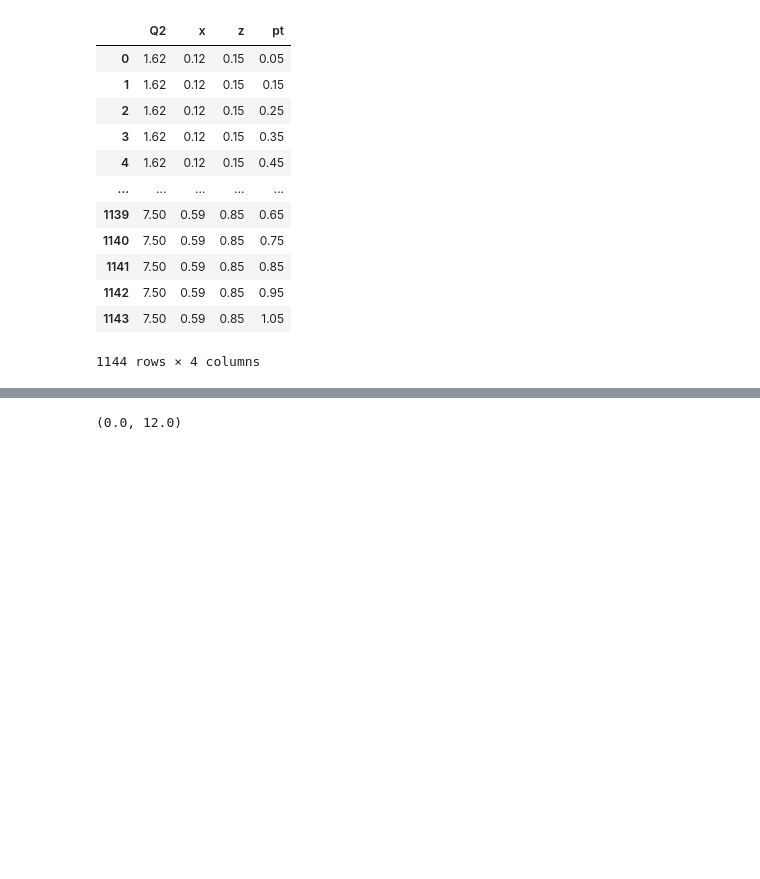
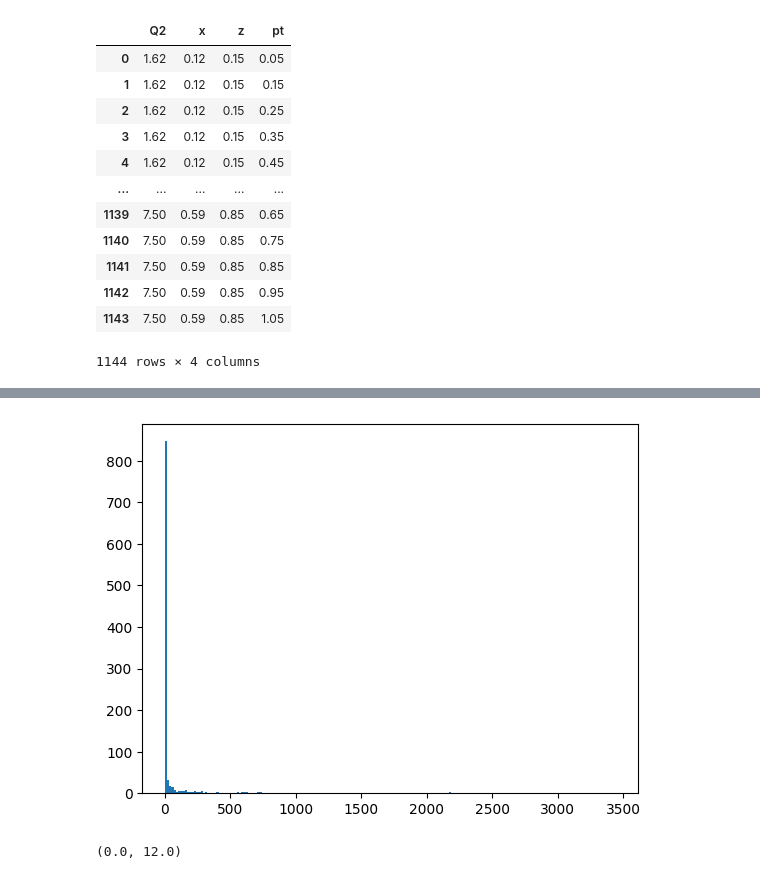
Before and after one commit to RowanKell/work_eic, a Jupyter notebook: macros/Timing_estimation/SCRATCH.ipynb, the cells around one changed output, grey strips where cells are left out. Drawn from its saved outputs; the diff is of its cells as text; code cells hidden in the pictures; blank space fills up the shorter version.

```diff
--- a/macros/Timing_estimation/SCRATCH.ipynb
+++ b/macros/Timing_estimation/SCRATCH.ipynb
@@ -126,3 +237,8 @@ array([[0.12 , 1.62 ],
+# %%
+import matplotlib.pyplot as plot
+plot.hist(lengths,bins = 200);
+# %% [output]
+[figure, added]
 # %%
 import matplotlib.pyplot as plot
 plot.scatter(bins[:,0],bins[:,1])
```
Also changed, not shown: parts of 4 cells of this notebook, 4 other files.
